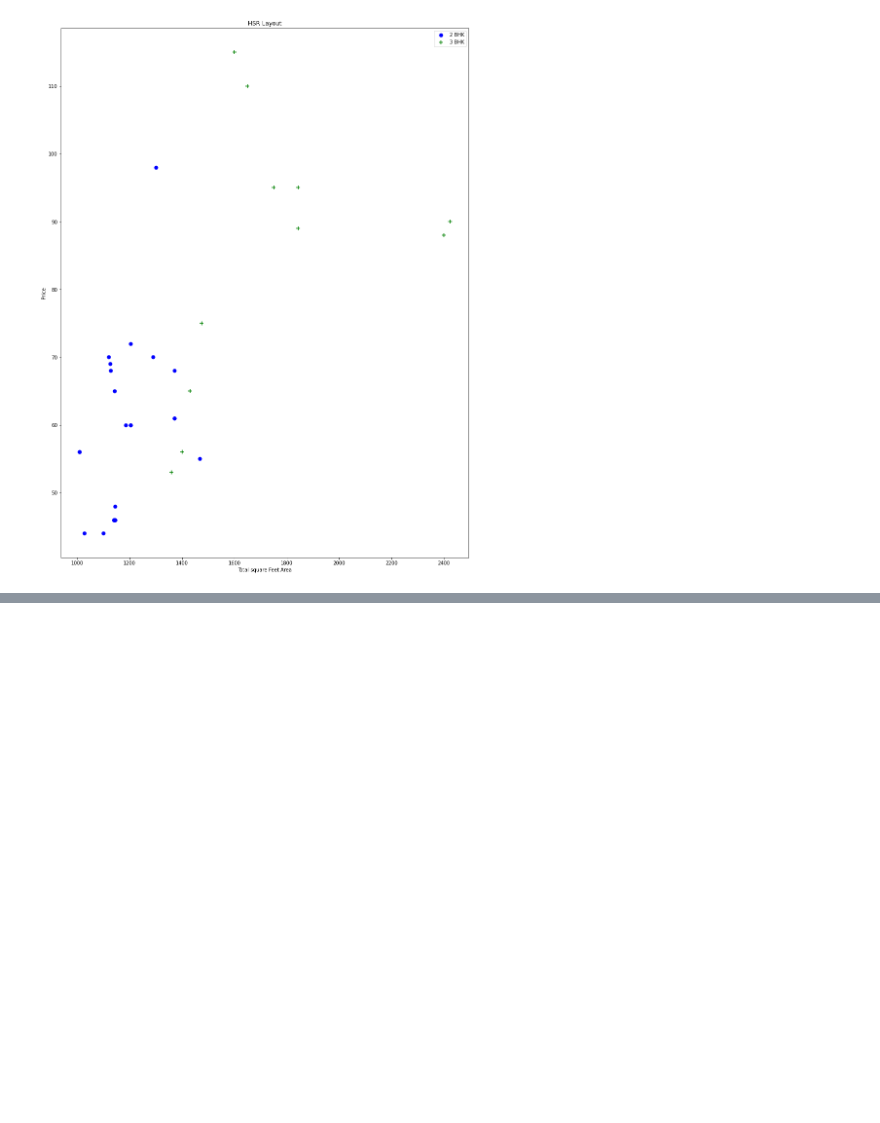
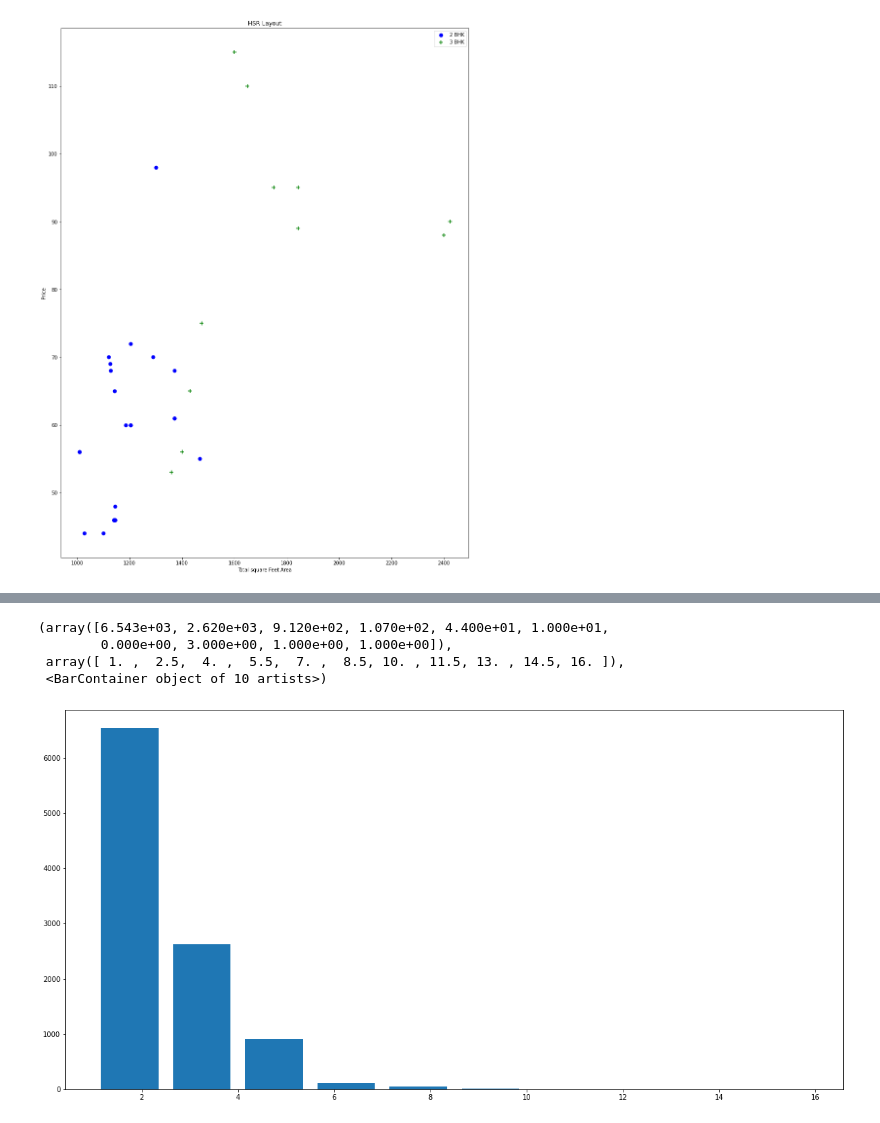
Before and after one commit to Vishwam-work/Real-Estate-Price-prediction-, a Jupyter notebook: Real Estate Price pridiction.ipynb, the cells around one changed output, grey strips where cells are left out. Drawn from its saved outputs; the diff is of its cells as text; code cells hidden in the pictures; blank space fills up the shorter version.

```diff
--- a/Real Estate Price pridiction.ipynb
+++ b/Real Estate Price pridiction.ipynb
@@ -343,0 +393,9 @@ ploter(new_update_data,'HSR Layout')
+# %%
+matplotlib.rcParams['figure.figsize']=(20,10)
+pt.hist(data_new_remove_out.bath,rwidth=0.8)
+# %% [output]
+(array([6.543e+03, 2.620e+03, 9.120e+02, 1.070e+02, 4.400e+01, 1.000e+01,
+        0.000e+00, 3.000e+00, 1.000e+00, 1.000e+00]),
+ array([ 1. ,  2.5,  4. ,  5.5,  7. ,  8.5, 10. , 11.5, 13. , 14.5, 16. ]),
+ <BarContainer object of 10 artists>)
+[figure, added]
```
Also changed, not shown: parts of 21 cells of this notebook.
